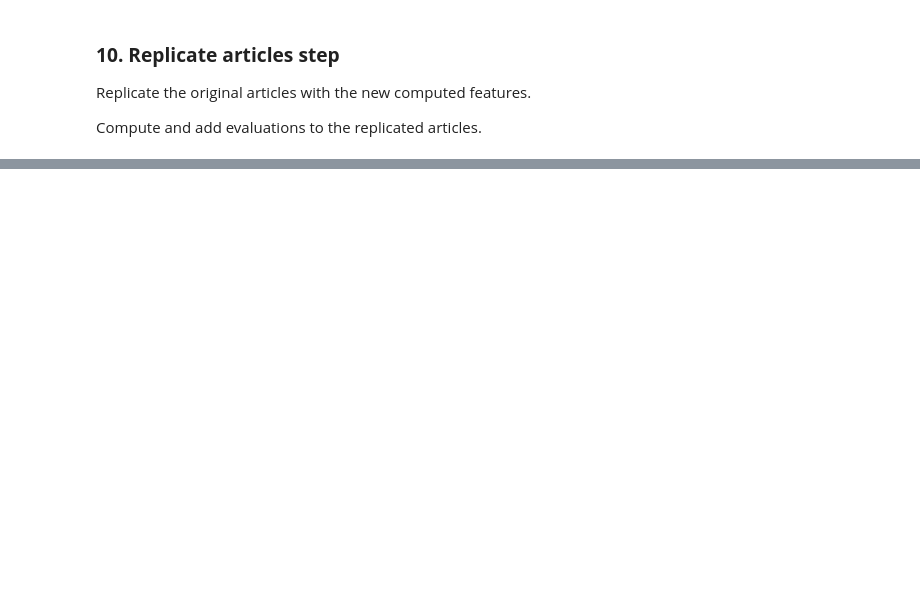
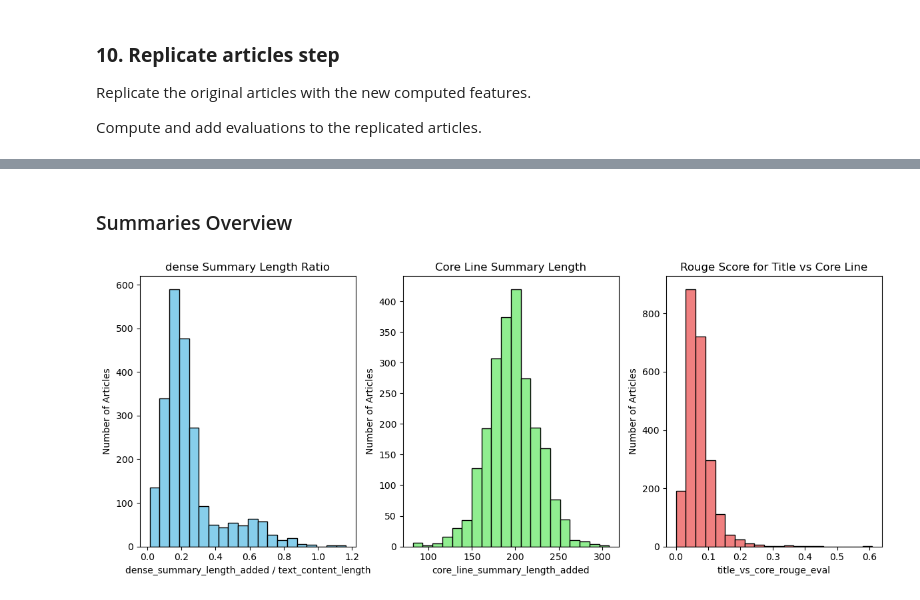
Before and after one commit to mcrilo33/hex_machina, a Jupyter notebook: notebooks/article_enrichment_flow.ipynb, the cells around one changed output, grey strips where cells are left out. Saved outputs shown, nothing was run; the diff lists cells and outputs as text; code cells hidden in the pictures; blank space fills up the shorter version.

Commit message:
Update article_enrichment_flow notebook

```diff
--- a/notebooks/article_enrichment_flow.ipynb
+++ b/notebooks/article_enrichment_flow.ipynb
@@ -763,0 +783,14 @@ Here is an example : [article_enrichment_report_example.html](./images/article_e
+# %%
+db_path = flow.config.get("db_path")
+# %%
+from ttd.flows.analysis import get_articles_with_no_error, get_oldest_and_latest_dates
+from ttd.storage.ttd_storage import TTDStorage
+
+# Get articles from first ingestion
+storage = TTDStorage(db_path)
+articles = storage.get_obj_in_range("replicated_articles")
+articles_with_no_error = get_articles_with_no_error(articles)
+oldest_date, latest_date = get_oldest_and_latest_dates(articles_with_no_error)
+if oldest_date and latest_date:
+    print(f"Oldest date: {oldest_date}")
+    print(f"Latest date: {latest_date}")
@@ -763,0 +800,3 @@ Here is an example : [article_enrichment_report_example.html](./images/article_e
+# %%
+from ttd.flows.analysis import filter_articles_by_clusters
+articles = filter_articles_by_clusters(articles, ["artificial intelligence", "large language models", "India"])
@@ -763,0 +832,7 @@ Here is an example : [article_enrichment_report_example.html](./images/article_e
+# %% [markdown]
+### Summaries Overview
+# %%
+from ttd.flows.analysis import plot_summary_distributions
+fig =plot_summary_distributions(articles)
+# %% [output]
+[figure, added]
```
Also changed, not shown: parts of 32 cells of this notebook, 2 other files.
